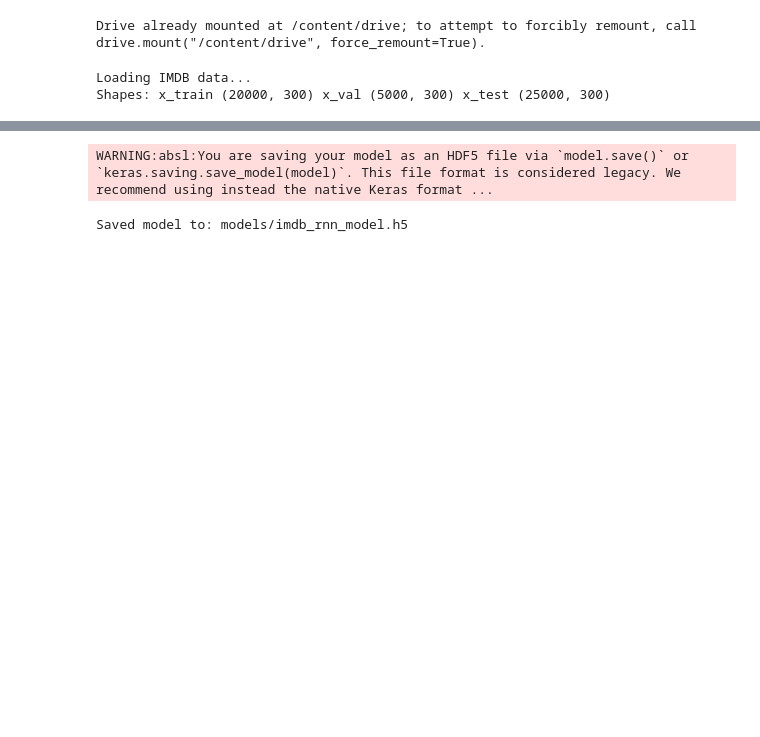
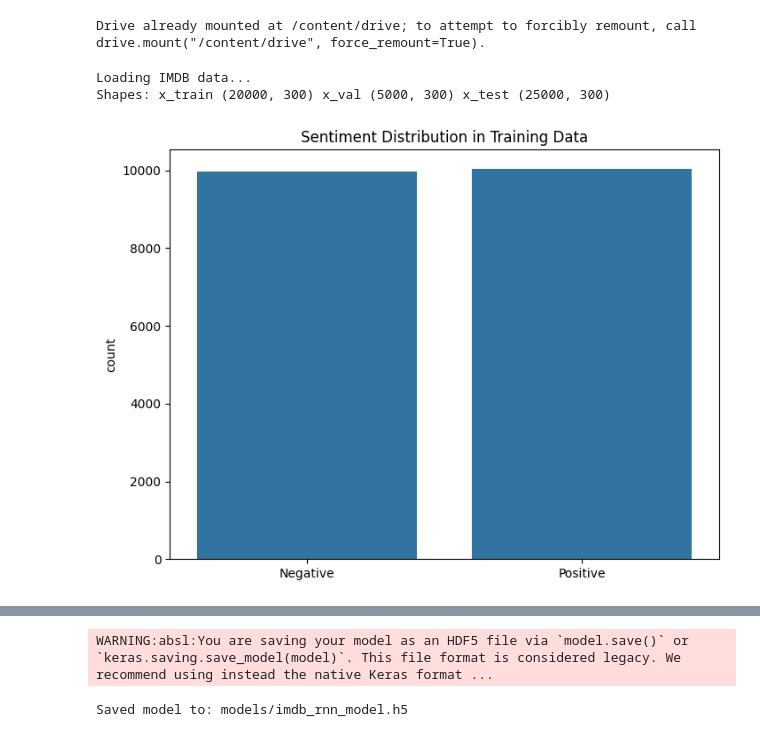
Before and after one commit to Aleem-mja/DeepLearning-Project-SLIIT-SE4050, a Jupyter notebook: IMDB_RNN_IT22313966.ipynb, the cells around one changed output, grey strips where cells are left out. Drawn from its saved outputs; the diff is of its cells as text; code cells hidden in the pictures; blank space fills up the shorter version.

```diff
--- a/IMDB_RNN_IT22313966.ipynb
+++ b/IMDB_RNN_IT22313966.ipynb
@@ -80,6 +82,16 @@ print("Shapes: x_train", x_train.shape, "x_val", x_val.shape, "x_test", x_test.s
 # %% [output]
 Loading IMDB data...
 Shapes: x_train (20000, 300) x_val (5000, 300) x_test (25000, 300)
+# %%
+# Count plot for positive and negative reviews
+plt.figure(figsize=(8,6))
+# Corrected to use the loaded training labels
+sns.countplot(x=y_train)
+plt.title('Sentiment Distribution in Training Data')
+plt.xticks([0, 1], ['Negative', 'Positive'])
+plt.show()
+# %% [output]
+[figure, added]
 # %%
 # Build RNN-only model
 # -------------------------
```
Also changed, not shown: parts of 10 cells of this notebook.
